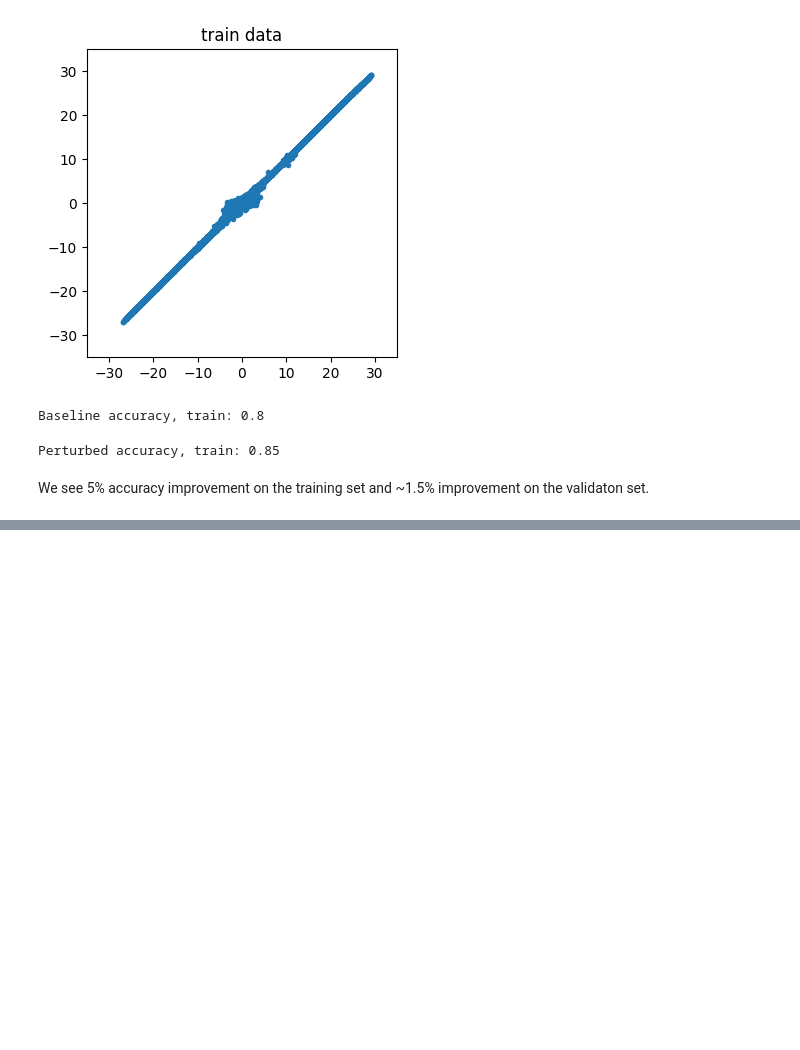
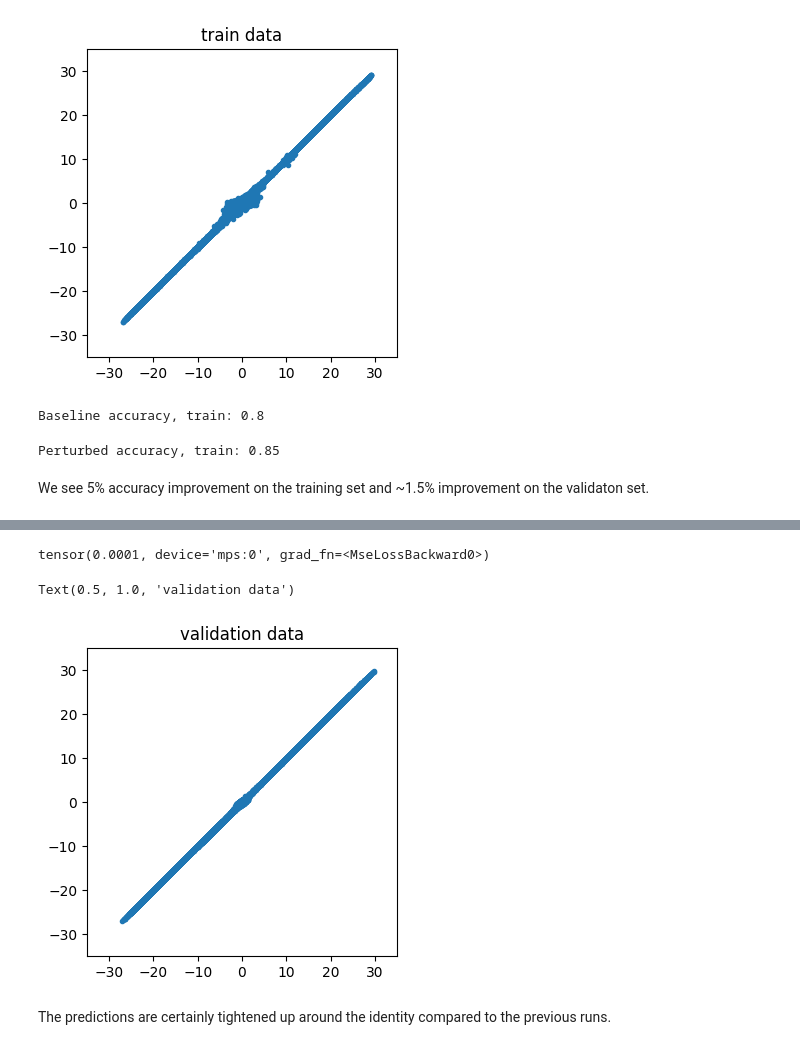
Before and after one commit to lrast/loss_function_learning, a Jupyter notebook: analysis/1.0-loss-base-evolution.ipynb, the cells around one changed output, grey strips where cells are left out. Saved outputs shown, nothing was run; the diff lists cells and outputs as text; code cells hidden in the pictures; blank space fills up the shorter version.

Commit message:
new propagation model

```diff
--- a/analysis/1.0-loss-base-evolution.ipynb
+++ b/analysis/1.0-loss-base-evolution.ipynb
@@ -432,0 +466,16 @@ We see 5% accuracy improvement on the training set and ~1.5% improvement on the
+# %%
+working_dir = base_dir + 'experiments_loss/2025-10-13(10:17:27)-propagation_large_data_2/'
+cfg = reload_hydra_config(working_dir)
+
+images_train, images_val = balanced_train_subsets(**cfg.image_data)
+classifier_model = ClassifierWithTTA.load_from_file('../' + cfg.base_model.ckpt)
+
+# Initialize loss model and activity dataset
+loss_model = EmbeddingPropagation.load_from_checkpoint(working_dir+'/checkpoints/best.ckpt',
+                                                   classifier_model=classifier_model,
+                                                   **cfg.loss_model.params)
+activity_ds = ActivityGradientDataDict(classifier_model,
+                                       classifier_model.embedding.vit,
+                                       images_train, images_val,
+                                       **cfg.activity_data
+                                       )
@@ -432,0 +488,30 @@ We see 5% accuracy improvement on the training set and ~1.5% improvement on the
+# %%
+from itertools import islice
+
+def get_predictions(loss_model, dataset, num_batches=6):
+    all_batches = list(islice(iter(dataset), num_batches))
+    all_data = list(zip(*all_batches))
+    activity, gradient, labels = [torch.concat(tensors) for tensors in all_data]
+
+    propagation_gt = activity - loss_model.step_size * gradient
+
+    predictions = loss_model(activity,  propagation_gt)
+    return predictions, propagation_gt
+# %%
+predictions_val, gt_val  = get_predictions(loss_model, activity_ds['val'])
+# %%
+predictions_val.loss
+# %% [output]
+tensor(0.0001, device='mps:0', grad_fn=<MseLossBackward0>)
+# %%
+figsize(4,4)
+_=plt.scatter(gt_val.view(-1).cpu().numpy(),
+              predictions_val.predictions.view(-1).detach().cpu().numpy(), marker='.')
+plt.xlim([-35, 35])
+_=plt.ylim([-35, 35])
+plt.title('validation data')
+# %% [output]
+Text(0.5, 1.0, 'validation data')
+[figure, added]
+# %% [markdown]
+The predictions are certainly tightened up around the identity compared to the previous runs.
```
Also changed, not shown: parts of 19 cells of this notebook, 3 other files.
